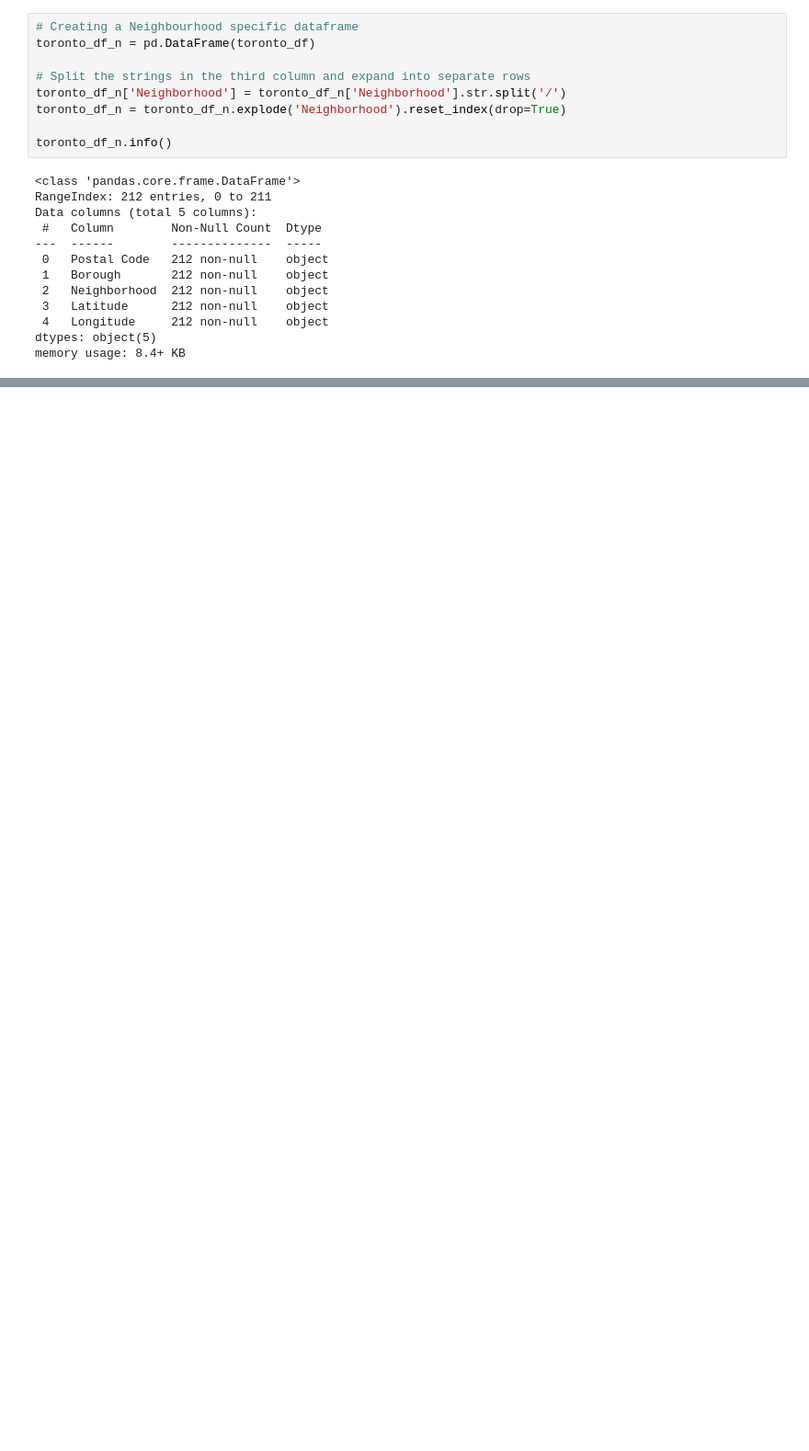
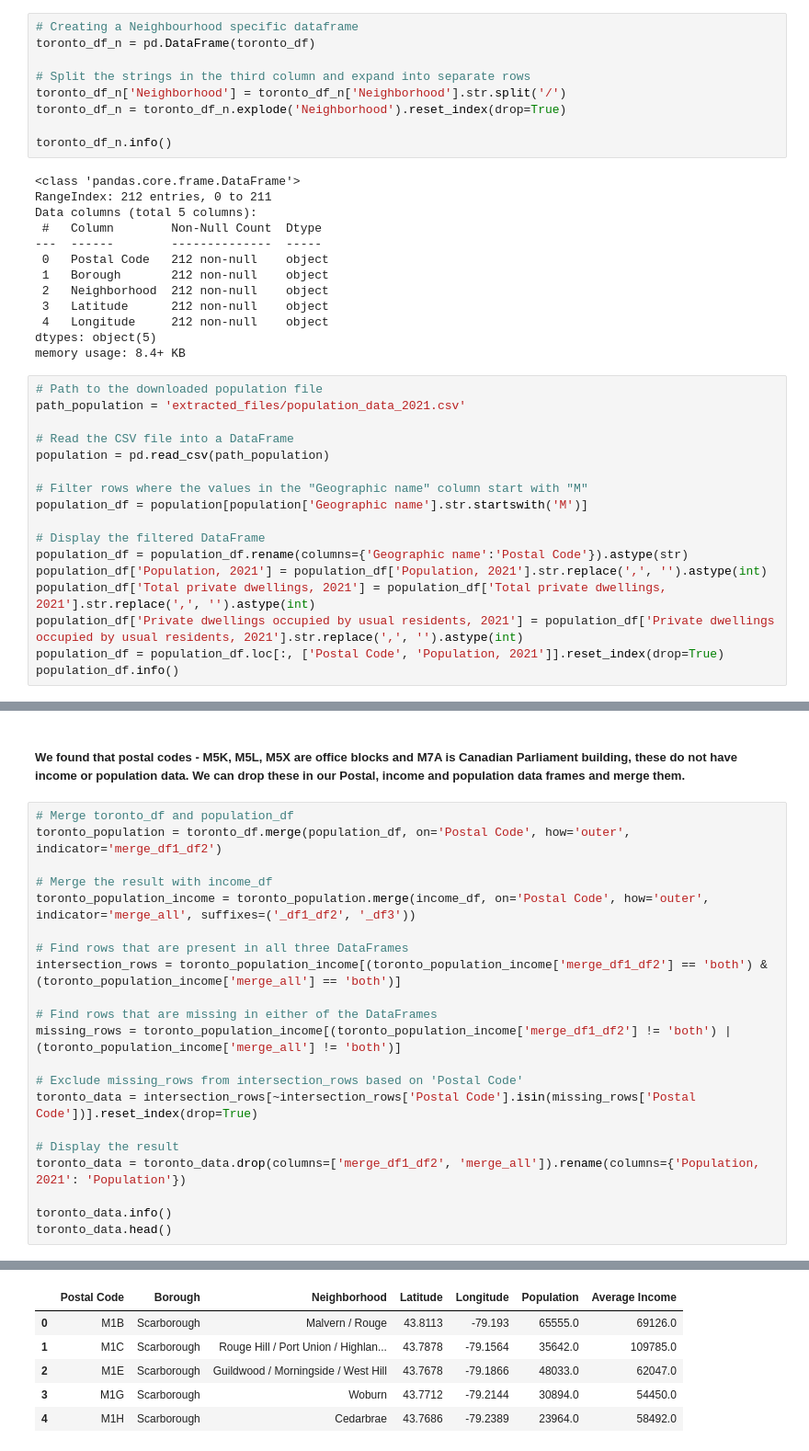
Before and after one commit to Dhruvi267/Market_segment, a Jupyter notebook: market-segmentationV2.ipynb, the cells around one changed output, grey strips where cells are left out. Shown at 92% size. Saved outputs shown, nothing was run; the diff lists cells and outputs as text; blank space fills up the shorter version.

```diff
--- a/market-segmentationV2.ipynb
+++ b/market-segmentationV2.ipynb
@@ -216,3 +202,20 @@ Data columns (total 5 columns):
  4   Longitude     212 non-null    object
 dtypes: object(5)
 memory usage: 8.4+ KB
+# %%
+# Path to the downloaded population file
+path_population = 'extracted_files/population_data_2021.csv'
+
+# Read the CSV file into a DataFrame
+population = pd.read_csv(path_population)
+
+# Filter rows where the values in the "Geographic name" column start with "M"
+population_df = population[population['Geographic name'].str.startswith('M')]
+
+# Display the filtered DataFrame
+population_df = population_df.rename(columns={'Geographic name':'Postal Code'}).astype(str)
+population_df['Population, 2021'] = population_df['Population, 2021'].str.replace(',', '').astype(int)
+population_df['Total private dwellings, 2021'] = population_df['Total private dwellings, 2021'].str.replace(',', '').astype(int)
+population_df['Private dwellings occupied by usual residents, 2021'] = population_df['Private dwellings occupied by usual residents, 2021'].str.replace(',', '').astype(int)
+population_df = population_df.loc[:, ['Postal Code', 'Population, 2021']].reset_index(drop=True)
+population_df.info()
@@ -218,0 +333,24 @@ memory usage: 8.4+ KB
+# %% [markdown]
+##### We found that postal codes - M5K, M5L, M5X are office blocks and M7A is Canadian Parliament building, these do not have income or population data. We can drop these in our Postal, income and population data frames and merge them.
+# %%
+# Merge toronto_df and population_df
+toronto_population = toronto_df.merge(population_df, on='Postal Code', how='outer', indicator='merge_df1_df2')
+
+# Merge the result with income_df
+toronto_population_income = toronto_population.merge(income_df, on='Postal Code', how='outer', indicator='merge_all', suffixes=('_df1_df2', '_df3'))
+
+# Find rows that are present in all three DataFrames
+intersection_rows = toronto_population_income[(toronto_population_income['merge_df1_df2'] == 'both') & (toronto_population_income['merge_all'] == 'both')]
+
+# Find rows that are missing in either of the DataFrames
+missing_rows = toronto_population_income[(toronto_population_income['merge_df1_df2'] != 'both') | (toronto_population_income['merge_all'] != 'both')]
+
+# Exclude missing_rows from intersection_rows based on 'Postal Code'
+toronto_data = intersection_rows[~intersection_rows['Postal Code'].isin(missing_rows['Postal Code'])].reset_index(drop=True)
+
+# Display the result
+toronto_data = toronto_data.drop(columns=['merge_df1_df2', 'merge_all']).rename(columns={'Population, 2021': 'Population'})
+
+toronto_data.info()
+toronto_data.head()
+# %% [output]
@@ -218,0 +371,6 @@ memory usage: 8.4+ KB
+|  | Postal Code | Borough | Neighborhood | Latitude | Longitude | Population | Average Income |
+| 0 | M1B | Scarborough | Malvern / Rouge | 43.8113 | -79.193 | 65555.0 | 69126.0 |
+| 1 | M1C | Scarborough | Rouge Hill / Port Union / Highlan... | 43.7878 | -79.1564 | 35642.0 | 109785.0 |
+| 2 | M1E | Scarborough | Guildwood / Morningside / West Hill | 43.7678 | -79.1866 | 48033.0 | 62047.0 |
+| 3 | M1G | Scarborough | Woburn | 43.7712 | -79.2144 | 30894.0 | 54450.0 |
+| 4 | M1H | Scarborough | Cedarbrae | 43.7686 | -79.2389 | 23964.0 | 58492.0 |
```
Also changed, not shown: parts of 16 cells of this notebook, 3 other files.
